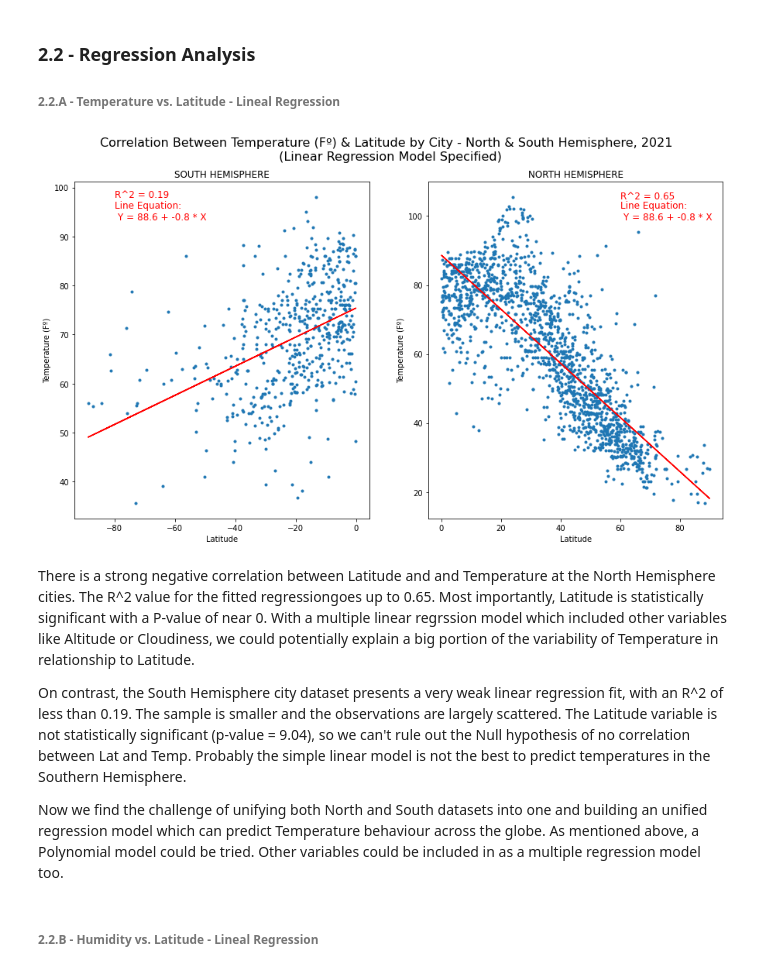
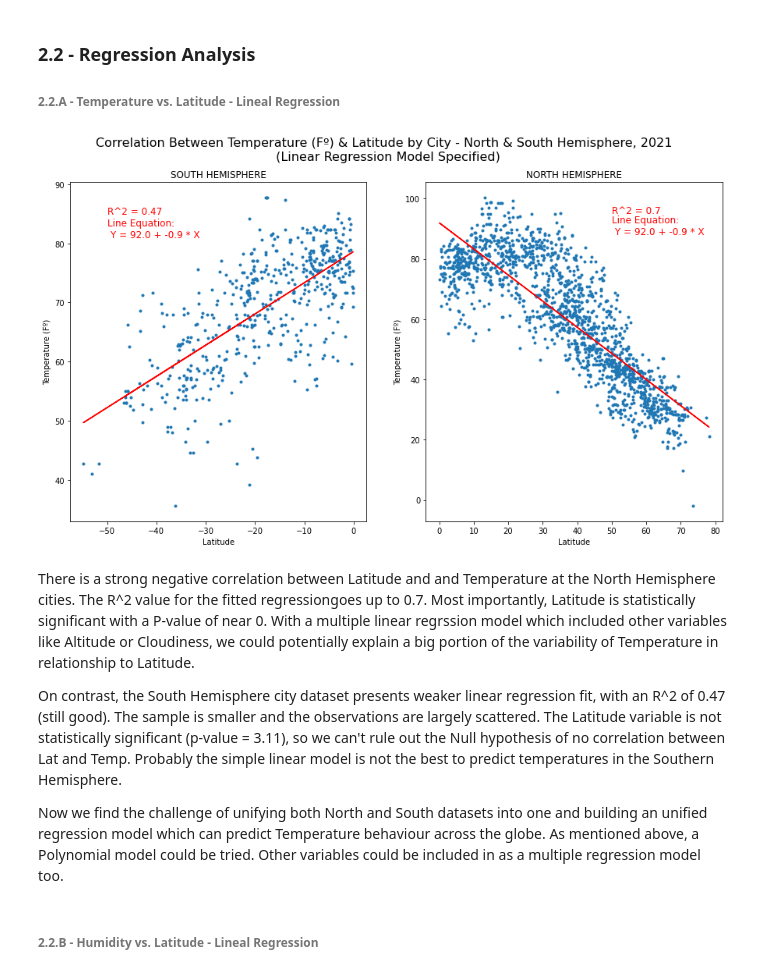
Before and after one commit to martinsingla/python-API-challenge, a Jupyter notebook: weather_analysis.ipynb, the cells around one changed output. Drawn from its saved outputs; the diff is of its cells as text; code cells hidden in the pictures.

```diff
--- a/weather_analysis.ipynb
+++ b/weather_analysis.ipynb
@@ -47,16 +47,16 @@ len(city_names) #10000 city names matched
 
 #removing duplicated cities
 unique_cities = []
-unique_lat = []
-unique_lng = []
-unique_country= []
+estimated_lat = []
+estimated_lng = []
+country= []
 
 for i in range(0, 10000):
     if city_names[i] not in unique_cities:
         unique_cities.append(city_names[i])
-        unique_lat.append(lat_samp[i])
-        unique_lng.append(lat_samp[i])
-        unique_country.append(country_codes[i])
+        estimated_lat.append(lat_samp[i])
+        estimated_lng.append(lng_samp[i])
+        country.append(country_codes[i])
 
 #creating dataframe
 df = pd.DataFrame({
@@ -92,6 +92,8 @@ for i in range(0, len(df)):
 
     try:
         #Assingning to df
+        df.iloc[i, 2] = response["coord"]["lat"]
+        df.iloc[i, 3] = response["coord"]["lon"]
         df.iloc[i, 4] = response["main"]["temp"]
         df.iloc[i, 5] = response["main"]["humidity"]
         df.iloc[i, 6] = response["clouds"]["all"]
@@ -194,41 +196,41 @@ fig1.savefig("results/meteorological_variables_vs_Latitude.png")
 # %%
 #Breaking df into North and South Hemisphere
 df_north = df.loc[df["Lat"] >= 0,:]
 df_south = df.loc[df["Lat"] < 0,:]
 
 #Temp vs. Lat linear regressions
 lm1_north = linregress(x= df_north["Lat"],
                        y= df_north["Temperature (F)"])
 lm1_north_fitted = lm1_north[1] + lm1_north[0] * df_north["Lat"]
 lm1_south = linregress(x= df_south["Lat"],
                        y= df_south["Temperature (F)"])
 lm1_south_fitted = lm1_south[1] + lm1_south[0] * df_south["Lat"]
 
 #Plotting temperature vs. latitude correlations
 fig2, axs = plt.subplots(1,2, figsize=(15,8))
 fig2.suptitle("Correlation Between Temperature (Fº) & Latitude by City - North & South Hemisphere, 2021 \n (Linear Regression Model Specified)", fontsize= 16)
 axs[1].scatter(df_north.loc[:,"Lat"], df_north.loc[:,"Temperature (F)"], marker= ".")
 axs[1].plot(df_north["Lat"], lm1_north_fitted, color= "red")
 axs[1].set_title("NORTH HEMISPHERE")
 axs[1].set_ylabel("Temperature (Fº)")
 axs[1].set_xlabel("Latitude")
-axs[1].text(60, 105, f'R^2 = {round((np.corrcoef(df_north.loc[:,"Lat"], df_north.loc[:,"Temperature (F)"])[0,1])**2,2)}', color= "red", fontsize= 12)
-axs[1].text(60, 99, f'Line Equation: \n Y = {round(lm1_north[1],1)} + {round(lm1_north[0],1)} * X', color= "red", fontsize= 12)
+axs[1].text(50, 95, f'R^2 = {round((np.corrcoef(df_north.loc[:,"Lat"], df_north.loc[:,"Temperature (F)"])[0,1])**2,2)}', color= "red", fontsize= 12)
+axs[1].text(50, 88, f'Line Equation: \n Y = {round(lm1_north[1],1)} + {round(lm1_north[0],1)} * X', color= "red", fontsize= 12)
 
 axs[0].scatter(df_south.loc[:,"Lat"], df_south.loc[:,"Temperature (F)"], marker= ".")
 axs[0].plot(df_south["Lat"], lm1_south_fitted, color= "red")
 axs[0].set_title("SOUTH HEMISPHERE")
 axs[0].set_ylabel("Temperature (Fº)")
 axs[0].set_xlabel("Latitude")
-axs[0].text(-80, 98, f'R^2 = {round((np.corrcoef(df_south.loc[:,"Lat"], df_south.loc[:,"Temperature (F)"])[0,1])**2,2)}', color= "red", fontsize= 12)
-axs[0].text(-80, 93.5, f'Line Equation: \n Y = {round(lm1_north[1],1)} + {round(lm1_north[0],1)} * X', color= "red", fontsize= 12)
+axs[0].text(-50, 85, f'R^2 = {round((np.corrcoef(df_south.loc[:,"Lat"], df_south.loc[:,"Temperature (F)"])[0,1])**2,2)}', color= "red", fontsize= 12)
+axs[0].text(-50, 81, f'Line Equation: \n Y = {round(lm1_north[1],1)} + {round(lm1_north[0],1)} * X', color= "red", fontsize= 12)
 plt.show()
 # %% [output]
-[figure, old version]
+[figure, new version]
 # %% [markdown]
-There is a strong negative correlation between Latitude and and Temperature at the North Hemisphere cities. The R^2 value for the fitted regressiongoes up to 0.65. Most importantly, Latitude is statistically significant with a P-value of near 0. With a multiple linear regrssion model which included other variables like Altitude or Cloudiness, we could potentially explain a big portion of the variability of Temperature in relationship to Latitude.
+There is a strong negative correlation between Latitude and and Temperature at the North Hemisphere cities. The R^2 value for the fitted regressiongoes up to 0.7. Most importantly, Latitude is statistically significant with a P-value of near 0. With a multiple linear regrssion model which included other variables like Altitude or Cloudiness, we could potentially explain a big portion of the variability of Temperature in relationship to Latitude.
 
-On contrast, the South Hemisphere city dataset presents a very weak linear regression fit, with an R^2 of less than 0.19. The sample is smaller and the observations are largely scattered. The Latitude variable is not statistically significant (p-value = 9.04), so we can't rule out the Null hypothesis of no correlation between Lat and Temp. Probably the simple linear model is not the best to predict temperatures in the Southern Hemisphere.
+On contrast, the South Hemisphere city dataset presents weaker linear regression fit, with an R^2 of 0.47 (still good). The sample is smaller and the observations are largely scattered. The Latitude variable is not statistically significant (p-value = 3.11), so we can't rule out the Null hypothesis of no correlation between Lat and Temp. Probably the simple linear model is not the best to predict temperatures in the Southern Hemisphere.
 
 Now we find the challenge of unifying both North and South datasets into one and building an unified regression model which can predict Temperature behaviour across the globe. As mentioned above, a Polynomial model could be tried. Other variables could be included in as a multiple regression model too.
 # %% [markdown]
```
Also changed, not shown: parts of 9 cells of this notebook, 15 other files.
